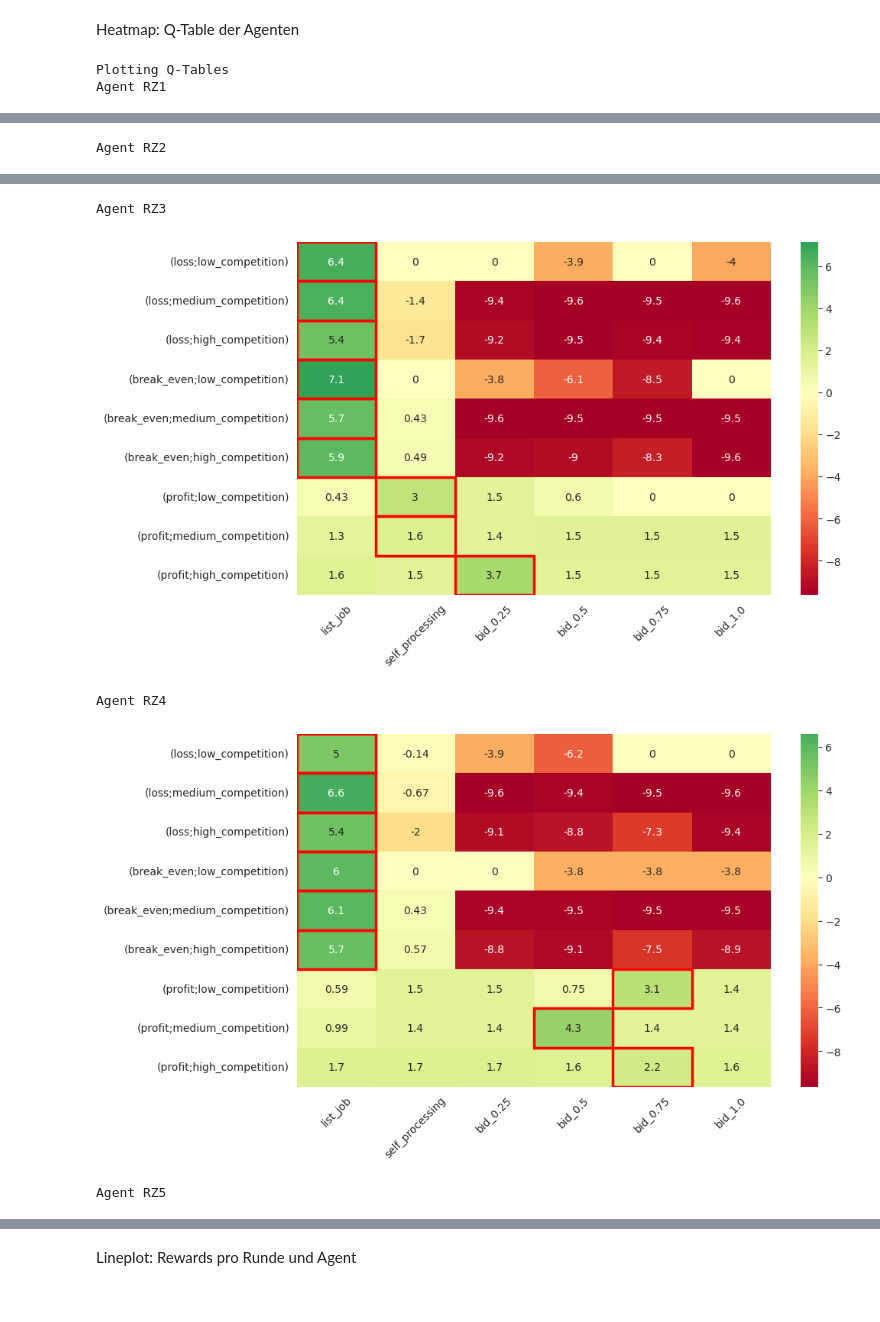
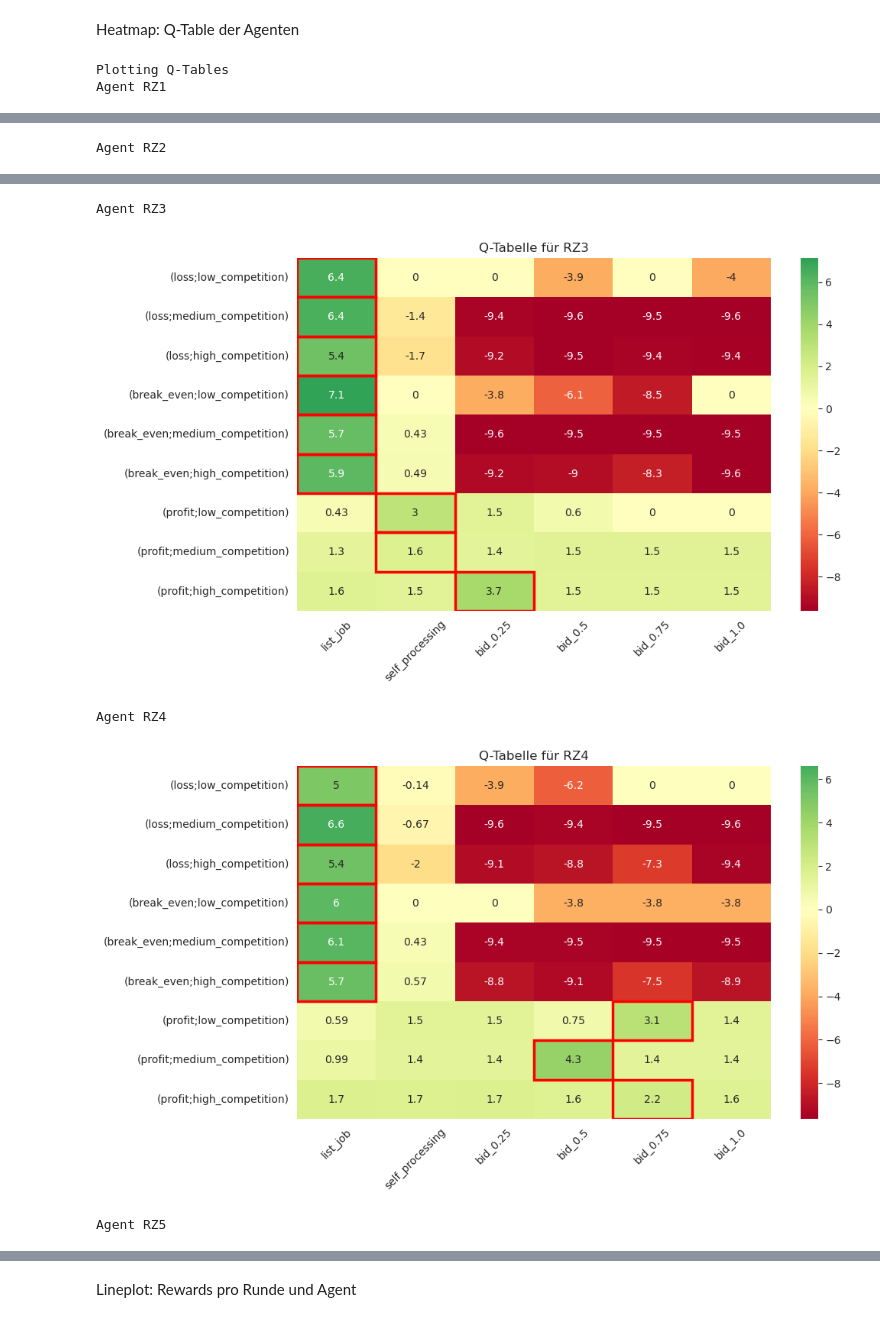
Before and after one commit to BlueSausage/FederatedComputeCluster, a Jupyter notebook: src/rl_environment_dynamik.ipynb, the cells around one changed output, grey strips where cells are left out. Cells and saved outputs as stored; diff of their text form; code cells hidden in the pictures.

Commit message:
changed figure and text

```diff
--- a/src/rl_environment_dynamik.ipynb
+++ b/src/rl_environment_dynamik.ipynb
@@ -170,7 +172,7 @@ Heatmap: Q-Table der Agenten
 print("Plotting Q-Tables")
 for agent in q_snapshots.keys():
     print(f"Agent {agent}")
-    plots.plot_q_tables(q_snapshots[agent][-1])
+    plots.plot_q_tables(agent, q_snapshots[agent][-1])
 # %% [output]
 Plotting Q-Tables
 Agent RZ1
@@ -180,5 +182,5 @@ Agent RZ2
 Agent RZ3
-[figure, old version]
+[figure, new version]
 Agent RZ4
-[figure, old version]
+[figure, new version]
 Agent RZ5
```
Also changed, not shown: parts of 2 cells of this notebook, 6 other files.
